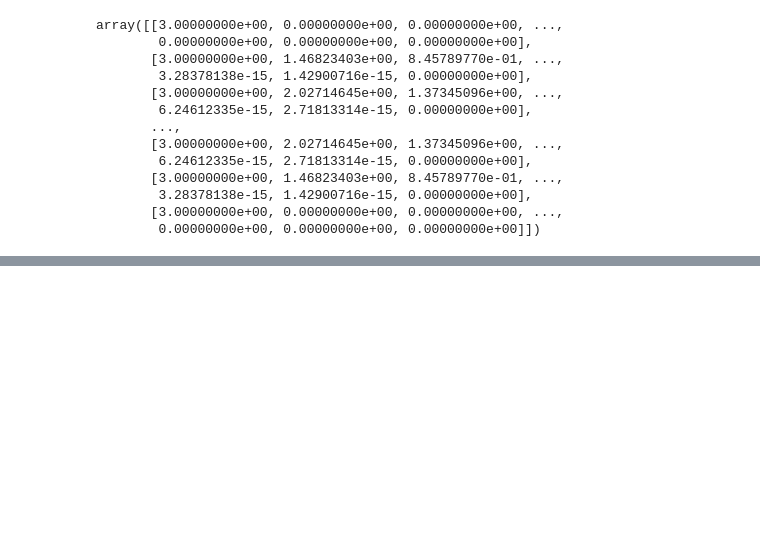
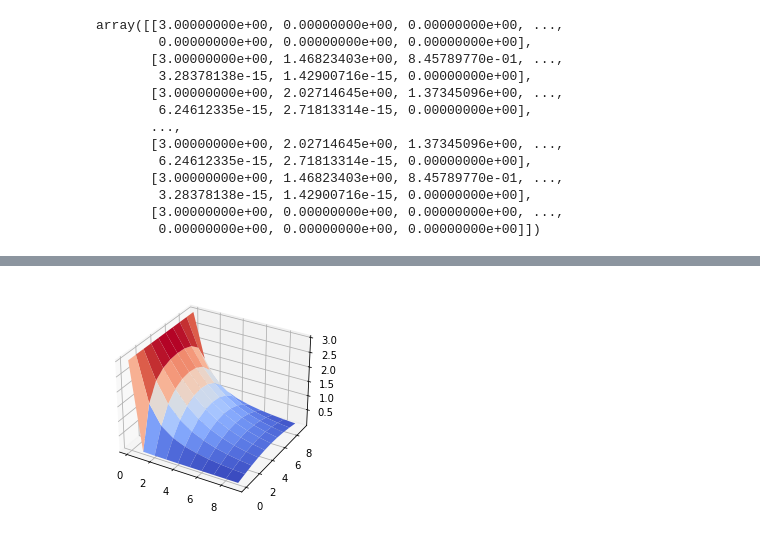
Before and after one commit to bparazin/electro-final-project, a Jupyter notebook: Relaxation.ipynb, the cells around one changed output, grey strips where cells are left out. Cells and saved outputs as stored; diff of their text form; code cells hidden in the pictures; blank space fills up the shorter version.

```diff
--- a/Relaxation.ipynb
+++ b/Relaxation.ipynb
@@ -115,6 +168,6 @@ def find_error(space, func):
 # %%
-def test_func(x, y, z):
-    return 6/np.pi*np.arctan(np.sin(np.pi*y/10)/np.sinh(np.pi*z/10))
+def test_func(x, y):
+    return 6/np.pi*np.arctan(np.sin(np.pi*y/10)/np.sinh(np.pi*x/10))
 # %%
 test = init_space(None, None ,(0, lambda x,z: 0), (10, lambda x,y: 0), (0, lambda x,y: 3), None, x_interval = lambda x: np.exp(abs(x)/500), z_interval = lambda z: np.exp(abs(z)/500))
 t1 = dt.datetime.now()
@@ -144,0 +202,13 @@ array([[3.00000000e+00, 0.00000000e+00, 0.00000000e+00, ...,
+# %%
+fig = plt.figure()
+ax = fig.gca(projection='3d')
+
+# Make data.
+X = np.arange(0, 10, 1)
+Y = np.arange(0.01, 10, 1)
+X, Y = np.meshgrid(X, Y)
+Z = test_func(X,Y)
+# Plot the surface.
+surf = ax.plot_surface(X, Y, Z, cmap="coolwarm")
+# %% [output]
+[figure, added]
```
Also changed, not shown: parts of 4 cells of this notebook.
